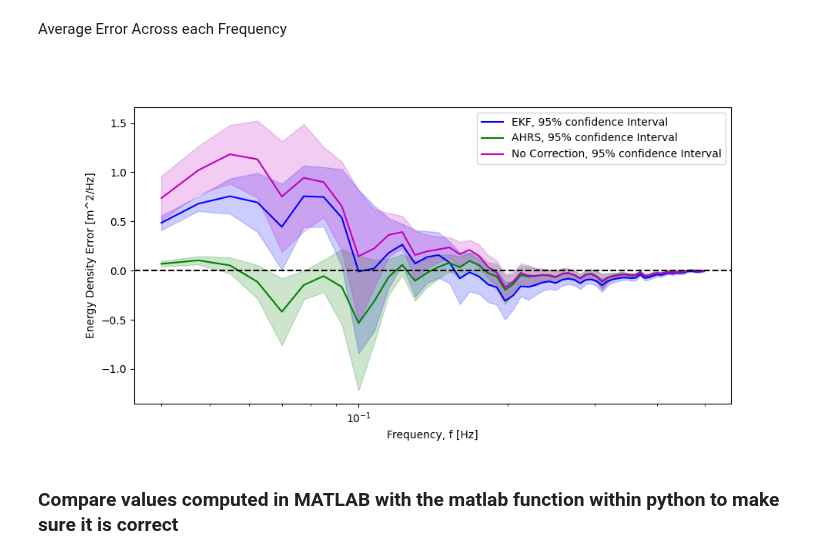
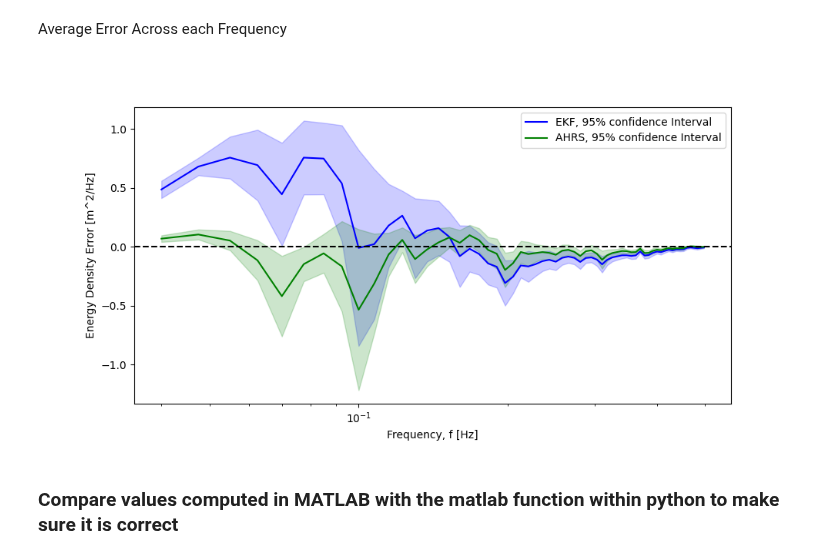
Before and after one commit to SASlabgroup/DUNEXMainExp, a Jupyter notebook: Validation/SeaSurfaceElevationComputationValidation.ipynb, the cells around one changed output. Saved outputs shown, nothing was run; the diff lists cells and outputs as text; code cells hidden in the pictures.

Commit message:
corrects the dataset and adds the final dataset

```diff
--- a/Validation/SeaSurfaceElevationComputationValidation.ipynb
+++ b/Validation/SeaSurfaceElevationComputationValidation.ipynb
@@ -583,11 +501,6 @@ mission26_microSWIFT37_accel_z_filt_ahrs, mission26_microSWIFT37_w_ahrs, mission
 c_mission26_microSWIFT37_ahrs = chi2.ppf([1 - alpha / 2, alpha / 2], mission26_microSWIFT37_dof_ahrs)
 c2_mission26_microSWIFT37_ahrs = mission26_microSWIFT37_dof_ahrs / c_mission26_microSWIFT37_ahrs
 mission26_microSWIFT37_Hs_ahrs, mission26_microSWIFT37_Tp_ahrs = computeBulkWaveParameters(mission26_microSWIFT37_f_ahrs, mission26_microSWIFT37_E_ahrs)
-# No Correction
-mission26_microSWIFT37_nc_accel_z_filt, mission26_microSWIFT37_nc_w, mission26_microSWIFT37_nc_z, mission26_microSWIFT37_nc_f, mission26_microSWIFT37_nc_E, mission26_microSWIFT37_nc_dof = processZAccel(nearAWAC_mission26_microSWIFT37['a_z'][0], fs, low_freq_cutoff, high_freq_cutoff, filt_order)
-c_mission26_microSWIFT37_nc = chi2.ppf([1 - alpha / 2, alpha / 2], mission26_microSWIFT37_nc_dof)
-c2_mission26_microSWIFT37_nc = mission26_microSWIFT37_nc_dof / c_mission26_microSWIFT37_nc
-mission26_microSWIFT37_nc_Hs, mission26_microSWIFT37_nc_Tp = computeBulkWaveParameters(mission26_microSWIFT37_nc_f, mission26_microSWIFT37_nc_E)
 
 
 # Plot the Spectrum from the microSWIFTs and the 4.5 m AWAC
@@ -600,8 +513,6 @@ ax1.loglog(mission26_microSWIFT37_f_ahrs, mission26_microSWIFT37_E_ahrs, color='
 ax1.fill_between(mission26_microSWIFT37_f_ahrs, mission26_microSWIFT37_E_ahrs*c2_mission26_microSWIFT37_ahrs[0], mission26_microSWIFT37_E_ahrs*c2_mission26_microSWIFT37_ahrs[1], color='g', alpha=.2)
 ax1.loglog(nearAWAC_mission26_microSWIFT37['f_awac'][0], nearAWAC_mission26_microSWIFT37['E_awac'][0], color='k', label='AWAC - Hs:{:.2f} m, Tp:{:.2f} s'.format(nearAWAC_mission26_microSWIFT37['Hs_awac'][0][0], nearAWAC_mission26_microSWIFT37['Tp_awac'][0][0]))
 ax1.fill_between(nearAWAC_mission26_microSWIFT37['f_awac'][0], nearAWAC_mission26_microSWIFT37['E_awac'][0]*c2_awac[0], nearAWAC_mission26_microSWIFT37['E_awac'][0]*c2_awac[1], color='gray', alpha=.2)
-ax1.loglog(mission26_microSWIFT37_nc_f, mission26_microSWIFT37_nc_E, color='m', label='microSWIFT 41, No Correction - Hs:{:.2f} m, Tp:{:.2f} s, Dist to AWAC:{:.2f} m'.format(mission26_microSWIFT37_nc_Hs, mission26_microSWIFT37_nc_Tp, mission26_microSWIFT37_dist2awac))
-ax1.fill_between(mission26_microSWIFT37_nc_f, mission26_microSWIFT37_nc_E*c2_mission26_microSWIFT37_nc[0], mission26_microSWIFT37_nc_E*c2_mission26_microSWIFT37_nc[1], color='m', alpha=.2)
 ax1.set_xlabel('Frequency, f [Hz]')
 ax1.set_ylabel('Energy Density, E [m^2/Hz]')
 ax1.legend()
@@ -632,11 +540,7 @@ mission28_microSWIFT56_accel_z_filt_ahrs, mission28_microSWIFT56_w_ahrs, mission
 c_mission28_microSWIFT56_ahrs = chi2.ppf([1 - alpha / 2, alpha / 2], mission28_microSWIFT56_dof_ahrs)
 c2_mission28_microSWIFT56_ahrs = mission28_microSWIFT56_dof_ahrs / c_mission28_microSWIFT56_ahrs
 mission28_microSWIFT56_Hs_ahrs, mission28_microSWIFT56_Tp_ahrs = computeBulkWaveParameters(mission28_microSWIFT56_f_ahrs, mission28_microSWIFT56_E_ahrs)
-# No Correction
-mission28_microSWIFT56_nc_accel_z_filt, mission28_microSWIFT56_nc_w, mission28_microSWIFT56_nc_z, mission28_microSWIFT56_nc_f, mission28_microSWIFT56_nc_E, mission28_microSWIFT56_nc_dof = processZAccel(nearAWAC_mission28_microSWIFT56['a_z'][0], fs, low_freq_cutoff, high_freq_cutoff, filt_order)
-c_mission28_microSWIFT56_nc = chi2.ppf([1 - alpha / 2, alpha / 2], mission28_microSWIFT56_nc_dof)
-c2_mission28_microSWIFT56_nc = mission28_microSWIFT56_nc_dof / c_mission28_microSWIFT56_nc
-mission28_microSWIFT56_nc_Hs, mission28_microSWIFT56_nc_Tp = computeBulkWaveParameters(mission28_microSWIFT56_nc_f, mission28_microSWIFT56_nc_E)
+
 
 # Plot the Spectrum from the microSWIFTs and the 4.5 m AWAC
 fig_mission28, ax1 = plt.subplots()
@@ -648,8 +552,6 @@ ax1.loglog(mission28_microSWIFT56_f_ahrs, mission28_microSWIFT56_E_ahrs, color='
 ax1.fill_between(mission28_microSWIFT56_f_ahrs, mission28_microSWIFT56_E_ahrs*c2_mission28_microSWIFT56_ahrs[0], mission28_microSWIFT56_E_ahrs*c2_mission28_microSWIFT56_ahrs[1], color='g', alpha=.2)
 ax1.loglog(nearAWAC_mission28_microSWIFT56['f_awac'][0], nearAWAC_mission28_microSWIFT56['E_awac'][0], color='k', label='AWAC - Hs:{:.2f} m, Tp:{:.2f} s'.format(nearAWAC_mission28_microSWIFT56['Hs_awac'][0][0], nearAWAC_mission28_microSWIFT56['Tp_awac'][0][0]))
 ax1.fill_between(nearAWAC_mission28_microSWIFT56['f_awac'][0], nearAWAC_mission28_microSWIFT56['E_awac'][0]*c2_awac[0], nearAWAC_mission28_microSWIFT56['E_awac'][0]*c2_awac[1], color='gray', alpha=.2)
-ax1.loglog(mission28_microSWIFT56_nc_f, mission28_microSWIFT56_nc_E, color='m', label='microSWIFT 41, No Correction - Hs:{:.2f} m, Tp:{:.2f} s, Dist to AWAC:{:.2f} m'.format(mission28_microSWIFT56_nc_Hs, mission28_microSWIFT56_nc_Tp, mission28_microSWIFT56_dist2awac))
-ax1.fill_between(mission28_microSWIFT56_nc_f, mission28_microSWIFT56_nc_E*c2_mission28_microSWIFT56_nc[0], mission28_microSWIFT56_nc_E*c2_mission28_microSWIFT56_nc[1], color='m', alpha=.2)
 ax1.set_xlabel('Frequency, f [Hz]')
 ax1.set_ylabel('Energy Density, E [m^2/Hz]')
 ax1.legend()
@@ -1264,9 +965,6 @@ mission7_microSWIFT41_E_ekf_error = mission7_microSWIFT41_E_ekf_interp - nearAWA
 # ahrs
 mission7_microSWIFT41_E_ahrs_interp = np.interp(f_comparison, mission7_microSWIFT41_f_ahrs, mission7_microSWIFT41_E_ahrs)
 mission7_microSWIFT41_E_ahrs_error = mission7_microSWIFT41_E_ahrs_interp - nearAWAC_mission7_microSWIFT41['E_awac'][0]
-# No Correction
-mission7_microSWIFT41_nc_E_interp = np.interp(f_comparison, mission7_microSWIFT41_nc_f, mission7_microSWIFT41_nc_E)
-mission7_microSWIFT41_nc_E_error = mission7_microSWIFT41_nc_E_interp - nearAWAC_mission7_microSWIFT41['E_awac'][0]
 
 # mission 7, microSWIFT 57
 # EKF
@@ -1275,9 +973,6 @@ mission7_microSWIFT57_E_ekf_error = mission7_microSWIFT57_E_ekf_interp - nearAWA
 # ahrs
 mission7_microSWIFT57_E_ahrs_interp = np.interp(f_comparison, mission7_microSWIFT57_f_ahrs, mission7_microSWIFT57_E_ahrs)
 mission7_microSWIFT57_E_ahrs_error = mission7_microSWIFT57_E_ahrs_interp - nearAWAC_mission7_microSWIFT57['E_awac'][0]
-# No Correction
-mission7_microSWIFT57_nc_E_interp = np.interp(f_comparison, mission7_microSWIFT57_nc_f, mission7_microSWIFT57_nc_E)
-mission7_microSWIFT57_nc_E_error = mission7_microSWIFT57_nc_E_interp - nearAWAC_mission7_microSWIFT57['E_awac'][0]
 
 # mission 18, microSWIFT 4
 # EKF
@@ -1286,9 +981,6 @@ mission18_microSWIFT4_E_ekf_error = mission18_microSWIFT4_E_ekf_interp - nearAWA
 # ahrs
 mission18_microSWIFT4_E_ahrs_interp = np.interp(f_comparison, mission18_microSWIFT4_f_ahrs, mission18_microSWIFT4_E_ahrs)
 mission18_microSWIFT4_E_ahrs_error = mission18_microSWIFT4_E_ahrs_interp - nearAWAC_mission18_microSWIFT4['E_awac'][0]
-# No Correction
-mission18_microSWIFT4_nc_E_interp = np.interp(f_comparison, mission18_microSWIFT4_nc_f, mission18_microSWIFT4_nc_E)
-mission18_microSWIFT4_nc_E_error = mission18_microSWIFT4_nc_E_interp - nearAWAC_mission18_microSWIFT4['E_awac'][0]
 
 # mission 18, microSWIFT 5
 # EKF
@@ -1297,9 +989,6 @@ mission18_microSWIFT5_E_ekf_error = mission18_microSWIFT5_E_ekf_interp - nearAWA
 # ahrs
 mission18_microSWIFT5_E_ahrs_interp = np.interp(f_comparison, mission18_microSWIFT5_f_ahrs, mission18_microSWIFT5_E_ahrs)
 mission18_microSWIFT5_E_ahrs_error = mission18_microSWIFT5_E_ahrs_interp - nearAWAC_mission18_microSWIFT5['E_awac'][0]
-# No Correction
-mission18_microSWIFT5_nc_E_interp = np.interp(f_comparison, mission18_microSWIFT5_nc_f, mission18_microSWIFT5_nc_E)
-mission18_microSWIFT5_nc_E_error = mission18_microSWIFT5_nc_E_interp - nearAWAC_mission18_microSWIFT5['E_awac'][0]
 
 # mission 18, microSWIFT 12
 # EKF
@@ -1308,9 +997,6 @@ mission18_microSWIFT12_E_ekf_error = mission18_microSWIFT12_E_ekf_interp - nearA
 # ahrs
 mission18_microSWIFT12_E_ahrs_interp = np.interp(f_comparison, mission18_microSWIFT12_f_ahrs, mission18_microSWIFT12_E_ahrs)
 mission18_microSWIFT12_E_ahrs_error = mission18_microSWIFT12_E_ahrs_interp - nearAWAC_mission18_microSWIFT12['E_awac'][0]
-# No Correction
-mission18_microSWIFT12_nc_E_interp = np.interp(f_comparison, mission18_microSWIFT12_nc_f, mission18_microSWIFT12_nc_E)
-mission18_microSWIFT12_nc_E_error = mission18_microSWIFT12_nc_E_interp - nearAWAC_mission18_microSWIFT12['E_awac'][0]
 
 # mission 18, microSWIFT 13
 # EKF
@@ -1319,9 +1005,6 @@ mission18_microSWIFT13_E_ekf_error = mission18_microSWIFT13_E_ekf_interp - nearA
 # ahrs
 mission18_microSWIFT13_E_ahrs_interp = np.interp(f_comparison, mission18_microSWIFT13_f_ahrs, mission18_microSWIFT13_E_ahrs)
 mission18_microSWIFT13_E_ahrs_error = mission18_microSWIFT13_E_ahrs_interp - nearAWAC_mission18_microSWIFT13['E_awac'][0]
-# No Correction
-mission18_microSWIFT13_nc_E_interp = np.interp(f_comparison, mission18_microSWIFT13_nc_f, mission18_microSWIFT13_nc_E)
-mission18_microSWIFT13_nc_E_error = mission18_microSWIFT13_nc_E_interp - nearAWAC_mission18_microSWIFT13['E_awac'][0]
 
 # mission 18, microSWIFT 23
 # EKF
@@ -1330,9 +1013,6 @@ mission18_microSWIFT23_E_ekf_error = mission18_microSWIFT23_E_ekf_interp - nearA
 # ahrs
 mission18_microSWIFT23_E_ahrs_interp = np.interp(f_comparison, mission18_microSWIFT23_f_ahrs, mission18_microSWIFT23_E_ahrs)
 mission18_microSWIFT23_E_ahrs_error = mission18_microSWIFT23_E_ahrs_interp - nearAWAC_mission18_microSWIFT23['E_awac'][0]
-# No Correction
-mission18_microSWIFT23_nc_E_interp = np.interp(f_comparison, mission18_microSWIFT23_nc_f, mission18_microSWIFT23_nc_E)
-mission18_microSWIFT23_nc_E_error = mission18_microSWIFT23_nc_E_interp - nearAWAC_mission18_microSWIFT23['E_awac'][0]
 
 # mission 19, microSWIFT 23
 # EKF
@@ -1341,9 +1021,6 @@ mission19_microSWIFT23_E_ekf_error = mission19_microSWIFT23_E_ekf_interp - nearA
 # ahrs
 mission19_microSWIFT23_E_ahrs_interp = np.interp(f_comparison, mission19_microSWIFT23_f_ahrs, mission19_microSWIFT23_E_ahrs)
 mission19_microSWIFT23_E_ahrs_error = mission19_microSWIFT23_E_ahrs_interp - nearAWAC_mission19_microSWIFT23['E_awac'][0]
-# No Correction
-mission19_microSWIFT23_nc_E_interp = np.interp(f_comparison, mission19_microSWIFT23_nc_f, mission19_microSWIFT23_nc_E)
-mission19_microSWIFT23_nc_E_error = mission19_microSWIFT23_nc_E_interp - nearAWAC_mission19_microSWIFT23['E_awac'][0]
 
 # mission 26, microSWIFT 37
 # EKF
@@ -1352,9 +1029,6 @@ mission26_microSWIFT37_E_ekf_error = mission26_microSWIFT37_E_ekf_interp - nearA
 # ahrs
 mission26_microSWIFT37_E_ahrs_interp = np.interp(f_comparison, mission26_microSWIFT37_f_ahrs, mission26_microSWIFT37_E_ahrs)
 mission26_microSWIFT37_E_ahrs_error = mission26_microSWIFT37_E_ahrs_interp - nearAWAC_mission26_microSWIFT37['E_awac'][0]
-# No Correction
-mission26_microSWIFT37_nc_E_interp = np.interp(f_comparison, mission26_microSWIFT37_nc_f, mission26_microSWIFT37_nc_E)
-mission26_microSWIFT37_nc_E_error = mission26_microSWIFT37_nc_E_interp - nearAWAC_mission26_microSWIFT37['E_awac'][0]
 
 # mission 28, microSWIFT 56
 # EKF
@@ -1363,9 +1037,6 @@ mission28_microSWIFT56_E_ekf_error = mission28_microSWIFT56_E_ekf_interp - nearA
 # ahrs
 mission28_microSWIFT56_E_ahrs_interp = np.interp(f_comparison, mission28_microSWIFT56_f_ahrs, mission28_microSWIFT56_E_ahrs)
 mission28_microSWIFT56_E_ahrs_error = mission28_microSWIFT56_E_ahrs_interp - nearAWAC_mission28_microSWIFT56['E_awac'][0]
-# No Correction
-mission28_microSWIFT56_nc_E_interp = np.interp(f_comparison, mission28_microSWIFT56_nc_f, mission28_microSWIFT56_nc_E)
-mission28_microSWIFT56_nc_E_error = mission28_microSWIFT56_nc_E_interp - nearAWAC_mission28_microSWIFT56['E_awac'][0]
 
 # mission 59, microSWIFT 20
 # EKF
@@ -1374,9 +1045,6 @@ mission59_microSWIFT20_E_ekf_error = mission59_microSWIFT20_E_ekf_interp - nearA
 # ahrs
 mission59_microSWIFT20_E_ahrs_interp = np.interp(f_comparison, mission59_microSWIFT20_f_ahrs, mission59_microSWIFT20_E_ahrs)
 mission59_microSWIFT20_E_ahrs_error = mission59_microSWIFT20_E_ahrs_interp - nearAWAC_mission59_microSWIFT20['E_awac'][0]
-# No Correction
-mission59_microSWIFT20_nc_E_interp = np.interp(f_comparison, mission59_microSWIFT20_nc_f, mission59_microSWIFT20_nc_E)
-mission59_microSWIFT20_nc_E_error = mission59_microSWIFT20_nc_E_interp - nearAWAC_mission59_microSWIFT20['E_awac'][0]
 
 # mission 59, microSWIFT 23
 # EKF
@@ -1385,9 +1053,6 @@ mission59_microSWIFT23_E_ekf_error = mission59_microSWIFT23_E_ekf_interp - nearA
 # ahrs
 mission59_microSWIFT23_E_ahrs_interp = np.interp(f_comparison, mission59_microSWIFT23_f_ahrs, mission59_microSWIFT23_E_ahrs)
 mission59_microSWIFT23_E_ahrs_error = mission59_microSWIFT23_E_ahrs_interp - nearAWAC_mission59_microSWIFT23['E_awac'][0]
-# No Correction
-mission59_microSWIFT23_nc_E_interp = np.interp(f_comparison, mission59_microSWIFT23_nc_f, mission59_microSWIFT23_nc_E)
-mission59_microSWIFT23_nc_E_error = mission59_microSWIFT23_nc_E_interp - nearAWAC_mission59_microSWIFT23['E_awac'][0]
 
 # mission 60, microSWIFT 71
 # EKF
@@ -1396,9 +1061,6 @@ mission60_microSWIFT71_E_ekf_error = mission60_microSWIFT71_E_ekf_interp - nearA
 # ahrs
 mission60_microSWIFT71_E_ahrs_interp = np.interp(f_comparison, mission60_microSWIFT71_f_ahrs, mission60_microSWIFT71_E_ahrs)
 mission60_microSWIFT71_E_ahrs_error = mission60_microSWIFT71_E_ahrs_interp - nearAWAC_mission60_microSWIFT71['E_awac'][0]
-# No Correction
-mission60_microSWIFT71_nc_E_interp = np.interp(f_comparison, mission60_microSWIFT71_nc_f, mission60_microSWIFT71_nc_E)
-mission60_microSWIFT71_nc_E_error = mission60_microSWIFT71_nc_E_interp - nearAWAC_mission60_microSWIFT71['E_awac'][0]
 
 # Average the Error - EKF
 # Compute confidence interval from test cases
@@ -1441,62 +1103,34 @@ for n in np.arange(mission60_microSWIFT71_E_ahrs_error.size):
     sample_pop.append(mission18_microSWIFT4_E_ahrs_error[n])
     sample_pop.append(mission18_microSWIFT5_E_ahrs_error[n])
     sample_pop.append(mission18_microSWIFT12_E_ahrs_error[n])
     sample_pop.append(mission18_microSWIFT13_E_ahrs_error[n])
     sample_pop.append(mission18_microSWIFT23_E_ahrs_error[n])
     sample_pop.append(mission19_microSWIFT23_E_ahrs_error[n])
     sample_pop.append(mission26_microSWIFT37_E_ahrs_error[n])
     sample_pop.append(mission28_microSWIFT56_E_ahrs_error[n])
     sample_pop.append(mission59_microSWIFT20_E_ahrs_error[n])
     sample_pop.append(mission59_microSWIFT23_E_ahrs_error[n])
     sample_pop.append(mission60_microSWIFT71_E_ahrs_error[n])
 
     # Compute confidence interval
     interval = st.t.interval(alpha=0.95, df=len(sample_pop)-1, loc=np.mean(sample_pop), scale=st.sem(sample_pop))
     ahrs_error_avg.append(np.mean(sample_pop))
     lowerbound_ahrs.append(interval[0])
     upperbound_ahrs.append(interval[1])
 
-upperbound_nc = []
-lowerbound_nc = []
-nc_error_avg = []
-for n in np.arange(mission60_microSWIFT71_nc_E_error.size):
-    sample_pop = []
-    # Add error from each frequency bin
-    sample_pop.append(mission7_microSWIFT41_nc_E_error[n])
-    sample_pop.append(mission7_microSWIFT57_nc_E_error[n])
-    sample_pop.append(mission18_microSWIFT4_nc_E_error[n])
-    sample_pop.append(mission18_microSWIFT5_nc_E_error[n])
-    sample_pop.append(mission18_microSWIFT12_nc_E_error[n])
-    sample_pop.append(mission18_microSWIFT13_nc_E_error[n])
-    sample_pop.append(mission18_microSWIFT23_nc_E_error[n])
-    sample_pop.append(mission19_microSWIFT23_nc_E_error[n])
-    sample_pop.append(mission26_microSWIFT37_nc_E_error[n])
-    sample_pop.append(mission28_microSWIFT56_nc_E_error[n])
-    sample_pop.append(mission59_microSWIFT20_nc_E_error[n])
-    sample_pop.append(mission59_microSWIFT23_nc_E_error[n])
-    sample_pop.append(mission60_microSWIFT71_nc_E_error[n])
-
-    # Compute confidence interval
-    interval = st.t.interval(alpha=0.95, df=len(sample_pop)-1, loc=np.mean(sample_pop), scale=st.sem(sample_pop))
-    nc_error_avg.append(np.mean(sample_pop))
-    lowerbound_nc.append(interval[0])
-    upperbound_nc.append(interval[1])
-
 # Plot the average error across all 13 test cases
 fig_mehtod_comp, ax = plt.subplots(figsize=(10,5))
 ax.semilogx(f_comparison, ekf_error_avg, label='EKF, 95% confidence Interval', color='b')
 ax.fill_between(f_comparison, lowerbound_ekf, upperbound_ekf, color='b', alpha=.2)
 ax.semilogx(f_comparison, ahrs_error_avg, label='AHRS, 95% confidence Interval', color='g')
 ax.fill_between(f_comparison, lowerbound_ahrs, upperbound_ahrs, color='g', alpha=.2)
-ax.semilogx(f_comparison, nc_error_avg, label='No Correction, 95% confidence Interval', color='m')
-ax.fill_between(f_comparison, lowerbound_nc, upperbound_nc, color='m', alpha=.2)
 ax.axhline(y=0, color='k', linestyle='--')
 ax.set_xlabel('Frequency, f [Hz]')
 ax.set_ylabel('Energy Density Error [m^2/Hz]')
 ax.legend()
 fig_mehtod_comp.savefig('./figures/method_error_comparison.png')
 # %% [output]
-[figure, old version]
+[figure, new version]
 # %% [markdown]
 <h3>Compare values computed in MATLAB with the matlab function within python to make sure it is correct</h3>
 # %%
```
Also changed, not shown: parts of 10 cells of this notebook, 48 other files.
